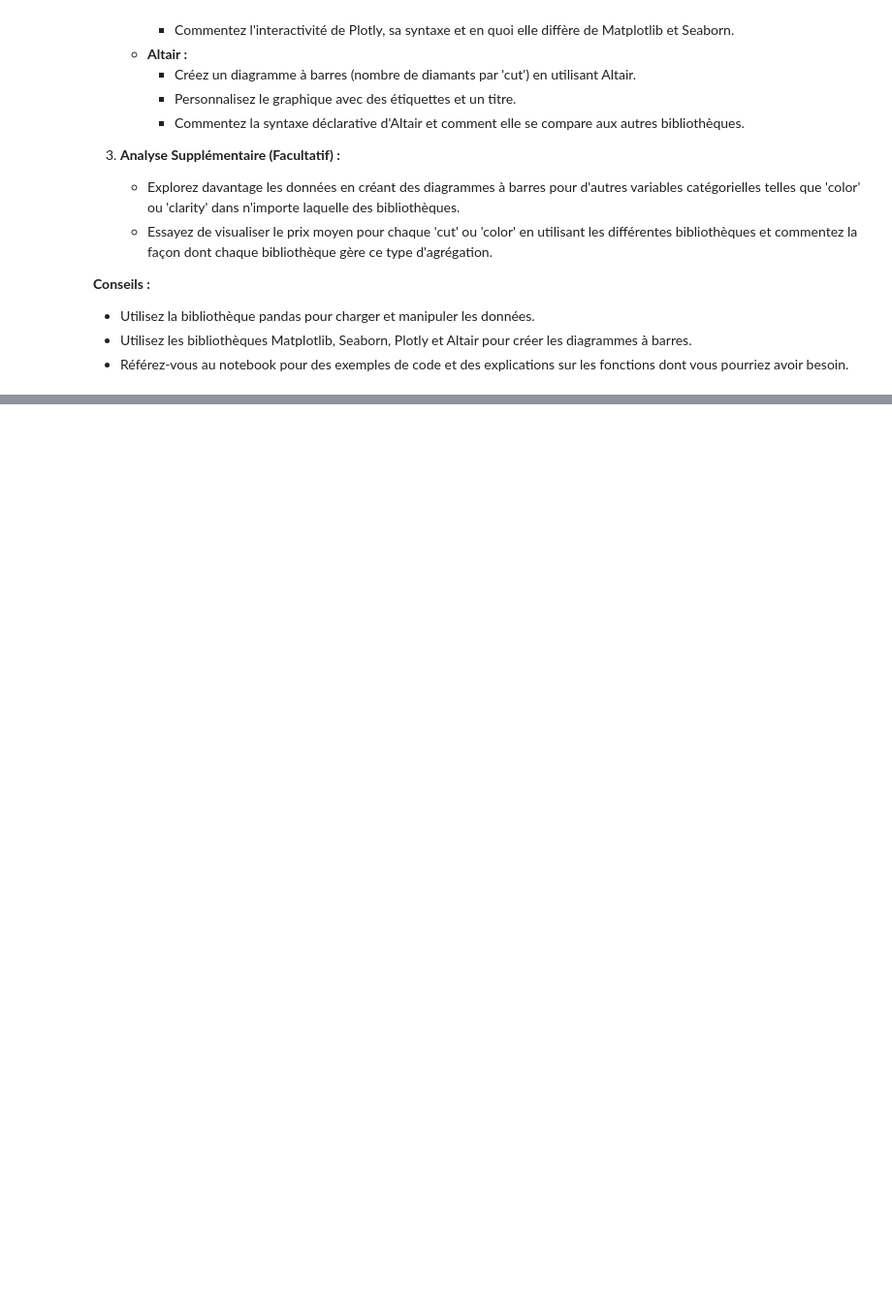
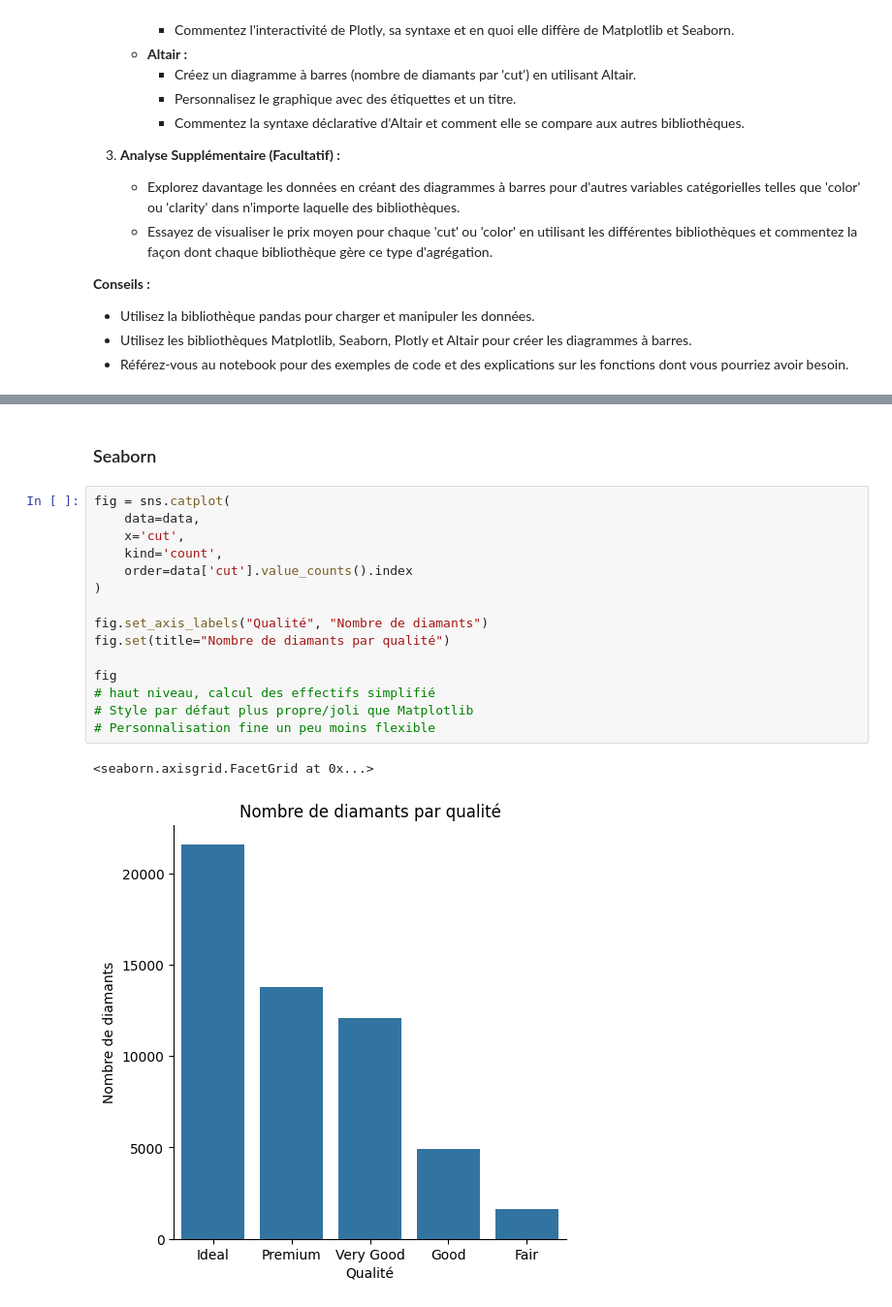
Before and after one commit to rosanajurdi/Data_Visualization_Course_2026, a Jupyter notebook: lab-sessions/lab2-barplots.ipynb, the cells around one changed output, grey strips where cells are left out. Shown at 97% size. Drawn from its saved outputs; the diff is of its cells as text; blank space fills up the shorter version.

```diff
--- a/lab-sessions/lab2-barplots.ipynb
+++ b/lab-sessions/lab2-barplots.ipynb
@@ -88,0 +147,20 @@ Vous disposez d'un ensemble de données contenant des informations sur divers di
+# %% [markdown]
+### Seaborn
+# %%
+fig = sns.catplot(
+    data=data,
+    x='cut',
+    kind='count',
+    order=data['cut'].value_counts().index
+)
+
+fig.set_axis_labels("Qualité", "Nombre de diamants")
+fig.set(title="Nombre de diamants par qualité")
+
+fig
+# haut niveau, calcul des effectifs simplifié
+# Style par défaut plus propre/joli que Matplotlib
+# Personnalisation fine un peu moins flexible
+# %% [output]
+<seaborn.axisgrid.FacetGrid at 0x...>
+[figure, added]
```
Also changed, not shown: parts of 20 cells of this notebook.
